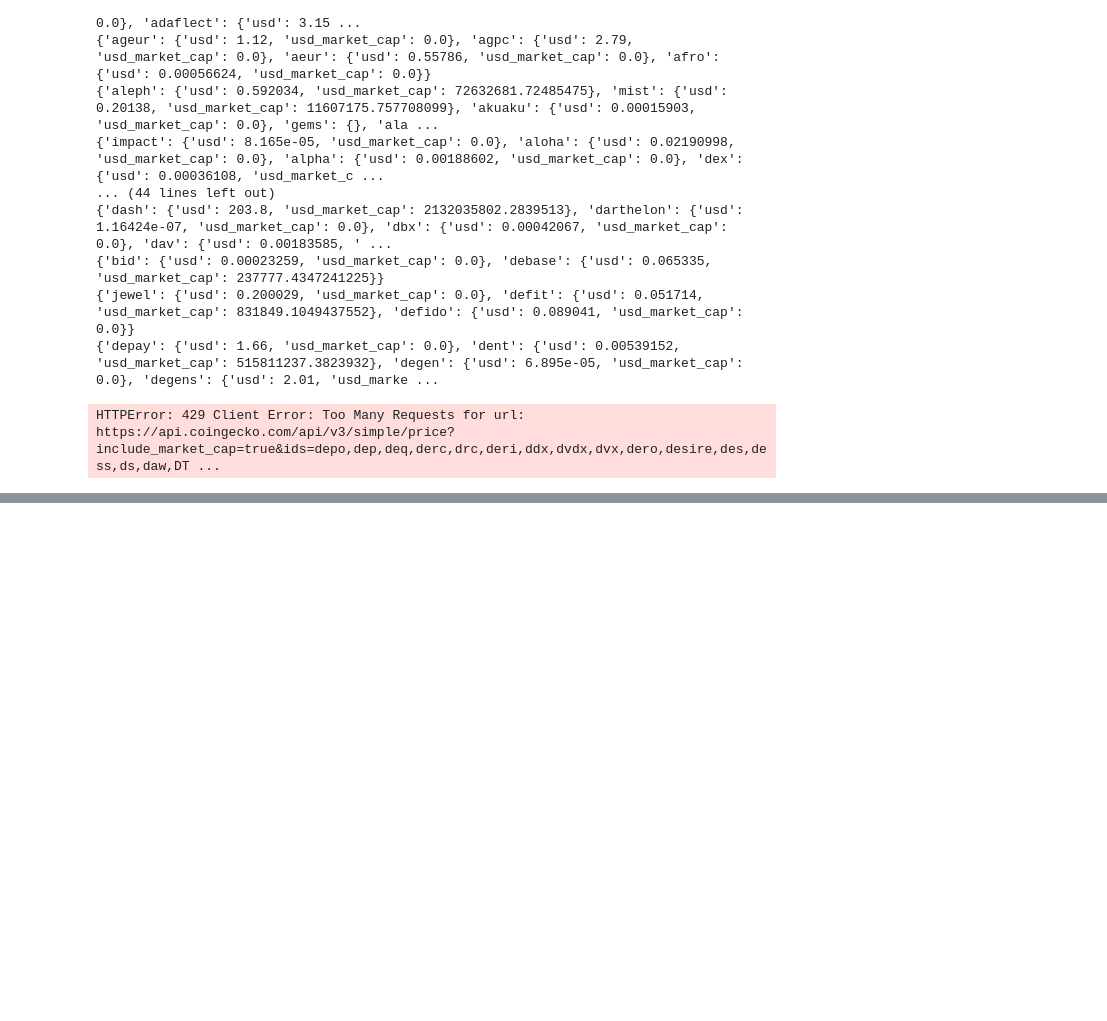
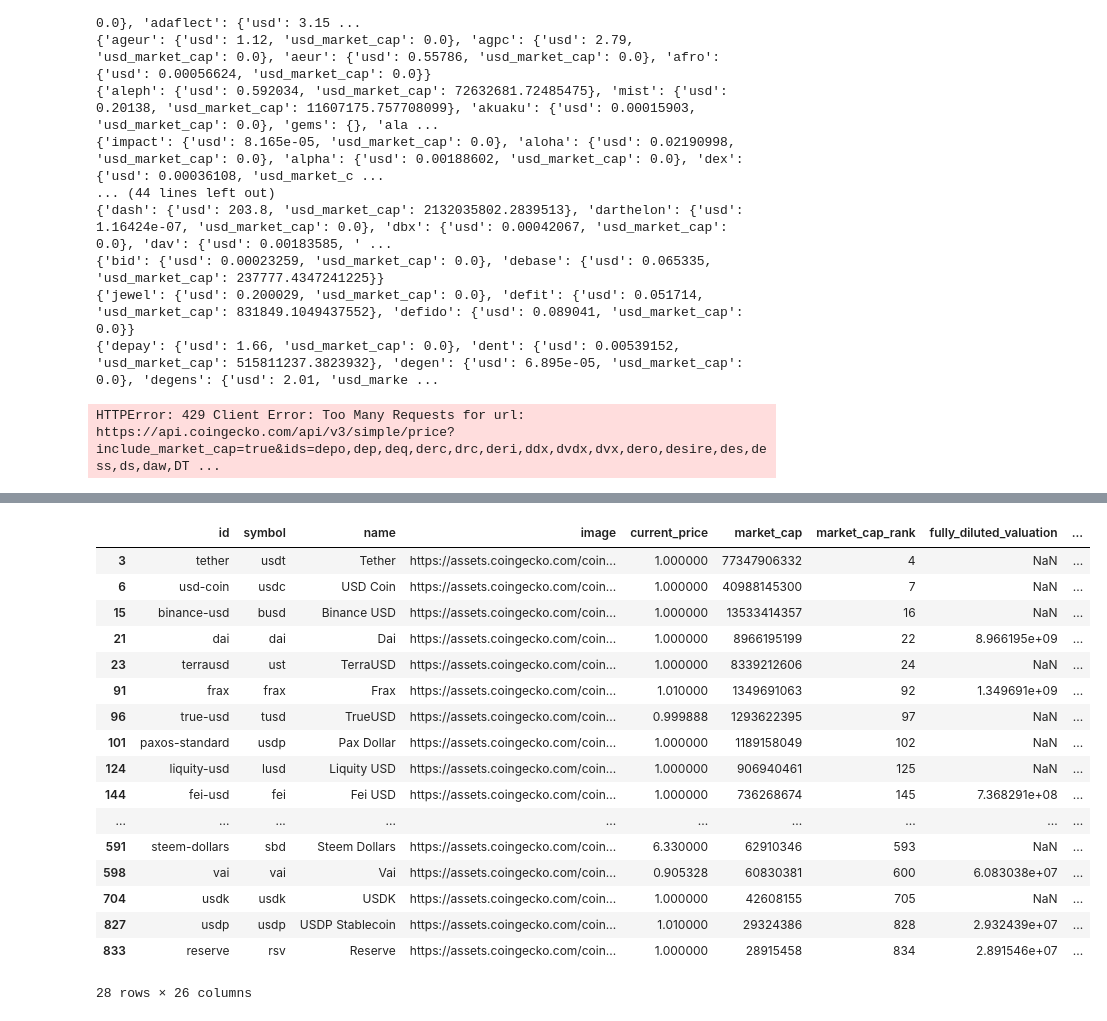
Before and after one commit to VinnyCarter05/CoinGecko, a Jupyter notebook: CoinGecko.ipynb, the cells around one changed output, grey strips where cells are left out. Drawn from its saved outputs; the diff is of its cells as text; code cells hidden in the pictures; blank space fills up the shorter version.

Commit message:
added stablecoins

```diff
--- a/CoinGecko.ipynb
+++ b/CoinGecko.ipynb
@@ -91,0 +136,3 @@ HTTPError: 429 Client Error: Too Many Requests for url: https://api.coingecko.co
+# %%
+df=pd.read_json('coingecko-coins-markets.json')
+df['id'].tolist()
@@ -91,0 +157,22 @@ HTTPError: 429 Client Error: Too Many Requests for url: https://api.coingecko.co
+# %%
+from coingeckokit import STABLECOINS
+df[df['symbol'].isin(STABLECOINS)]
+# %% [output]
+|  | id | symbol | name | image | current_price | market_cap | market_cap_rank | fully_diluted_valuation | ... |
+| 3 | tether | usdt | Tether | https://assets.coingecko.com/coin... | 1.000000 | 77347906332 | 4 | NaN | ... |
+| 6 | usd-coin | usdc | USD Coin | https://assets.coingecko.com/coin... | 1.000000 | 40988145300 | 7 | NaN | ... |
+| 15 | binance-usd | busd | Binance USD | https://assets.coingecko.com/coin... | 1.000000 | 13533414357 | 16 | NaN | ... |
+| 21 | dai | dai | Dai | https://assets.coingecko.com/coin... | 1.000000 | 8966195199 | 22 | 8.966195e+09 | ... |
+| 23 | terrausd | ust | TerraUSD | https://assets.coingecko.com/coin... | 1.000000 | 8339212606 | 24 | NaN | ... |
+| 91 | frax | frax | Frax | https://assets.coingecko.com/coin... | 1.010000 | 1349691063 | 92 | 1.349691e+09 | ... |
+| 96 | true-usd | tusd | TrueUSD | https://assets.coingecko.com/coin... | 0.999888 | 1293622395 | 97 | NaN | ... |
+| 101 | paxos-standard | usdp | Pax Dollar | https://assets.coingecko.com/coin... | 1.000000 | 1189158049 | 102 | NaN | ... |
+| 124 | liquity-usd | lusd | Liquity USD | https://assets.coingecko.com/coin... | 1.000000 | 906940461 | 125 | NaN | ... |
+| 144 | fei-usd | fei | Fei USD | https://assets.coingecko.com/coin... | 1.000000 | 736268674 | 145 | 7.368291e+08 | ... |
+| ... | ... | ... | ... | ... | ... | ... | ... | ... | ... |
+| 591 | steem-dollars | sbd | Steem Dollars | https://assets.coingecko.com/coin... | 6.330000 | 62910346 | 593 | NaN | ... |
+| 598 | vai | vai | Vai | https://assets.coingecko.com/coin... | 0.905328 | 60830381 | 600 | 6.083038e+07 | ... |
+| 704 | usdk | usdk | USDK | https://assets.coingecko.com/coin... | 1.000000 | 42608155 | 705 | NaN | ... |
+| 827 | usdp | usdp | USDP Stablecoin | https://assets.coingecko.com/coin... | 1.010000 | 29324386 | 828 | 2.932439e+07 | ... |
+| 833 | reserve | rsv | Reserve | https://assets.coingecko.com/coin... | 1.000000 | 28915458 | 834 | 2.891546e+07 | ... |
+28 rows × 26 columns
```
Also changed, not shown: parts of 7 cells of this notebook, 4 other files.
